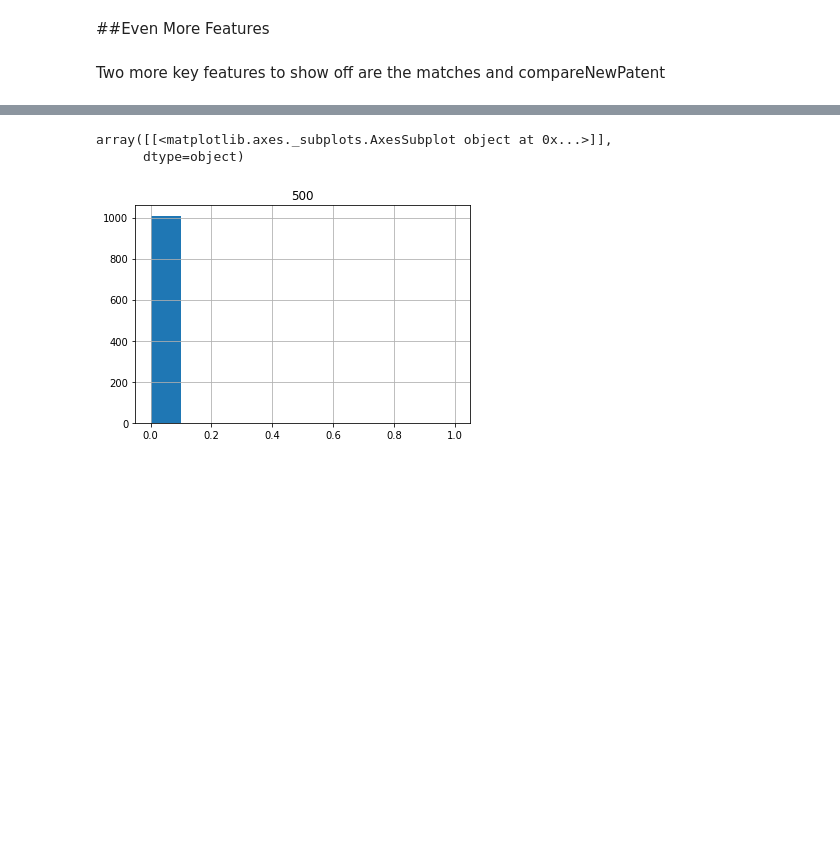
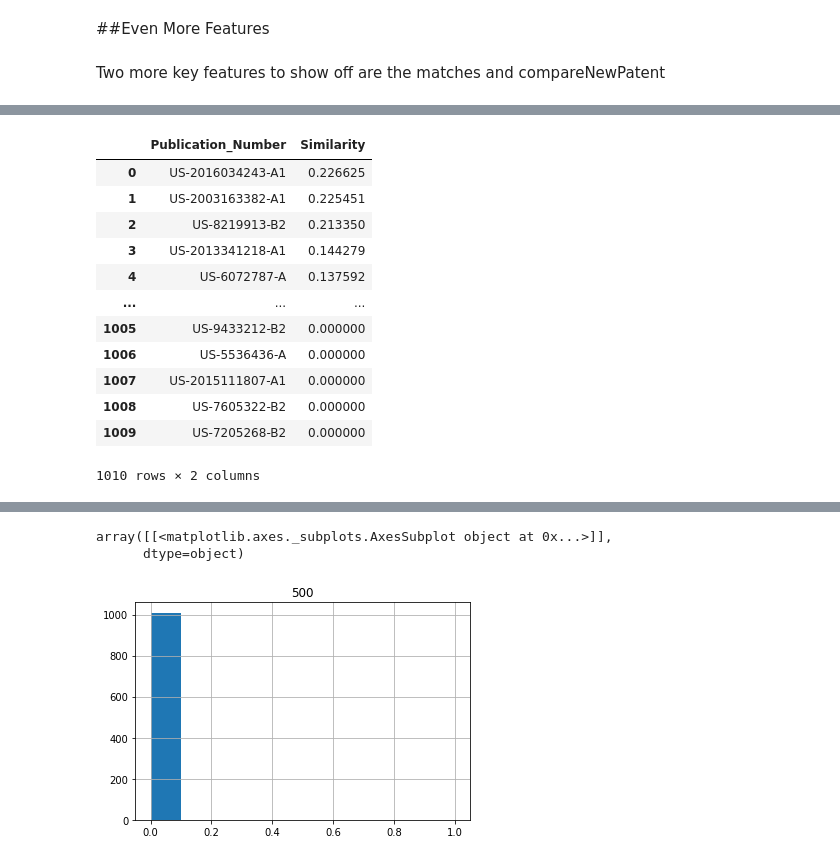
Before and after one commit to GabeAspir/Patent-Prior-Art-Finder, a Jupyter notebook: documentation/Stage_1_Documentation_The_Official_Patent_Prior_Art_Finder.ipynb, the cells around one changed output, grey strips where cells are left out. Saved outputs shown, nothing was run; the diff lists cells and outputs as text; code cells hidden in the pictures; blank space fills up the shorter version.

```diff
--- a/documentation/Stage_1_Documentation_The_Official_Patent_Prior_Art_Finder.ipynb
+++ b/documentation/Stage_1_Documentation_The_Official_Patent_Prior_Art_Finder.ipynb
@@ -184,0 +216,17 @@ The matches function allows the user to inp
+# %%
+new_patent = "This is a new patent. It has an app, a hinge, technology, mobile, interface, touch screen, square, store, software, phone"
+patentFinder.compareNewPatent(new_patent, dataframe)
+# %% [output]
+|  | Publication_Number | Similarity |
+| 0 | US-2016034243-A1 | 0.226625 |
+| 1 | US-2003163382-A1 | 0.225451 |
+| 2 | US-8219913-B2 | 0.213350 |
+| 3 | US-2013341218-A1 | 0.144279 |
+| 4 | US-6072787-A | 0.137592 |
+| ... | ... | ... |
+| 1005 | US-9433212-B2 | 0.000000 |
+| 1006 | US-5536436-A | 0.000000 |
+| 1007 | US-2015111807-A1 | 0.000000 |
+| 1008 | US-7605322-B2 | 0.000000 |
+| 1009 | US-7205268-B2 | 0.000000 |
+1010 rows × 2 columns
```
Also changed, not shown: parts of 21 cells of this notebook.
